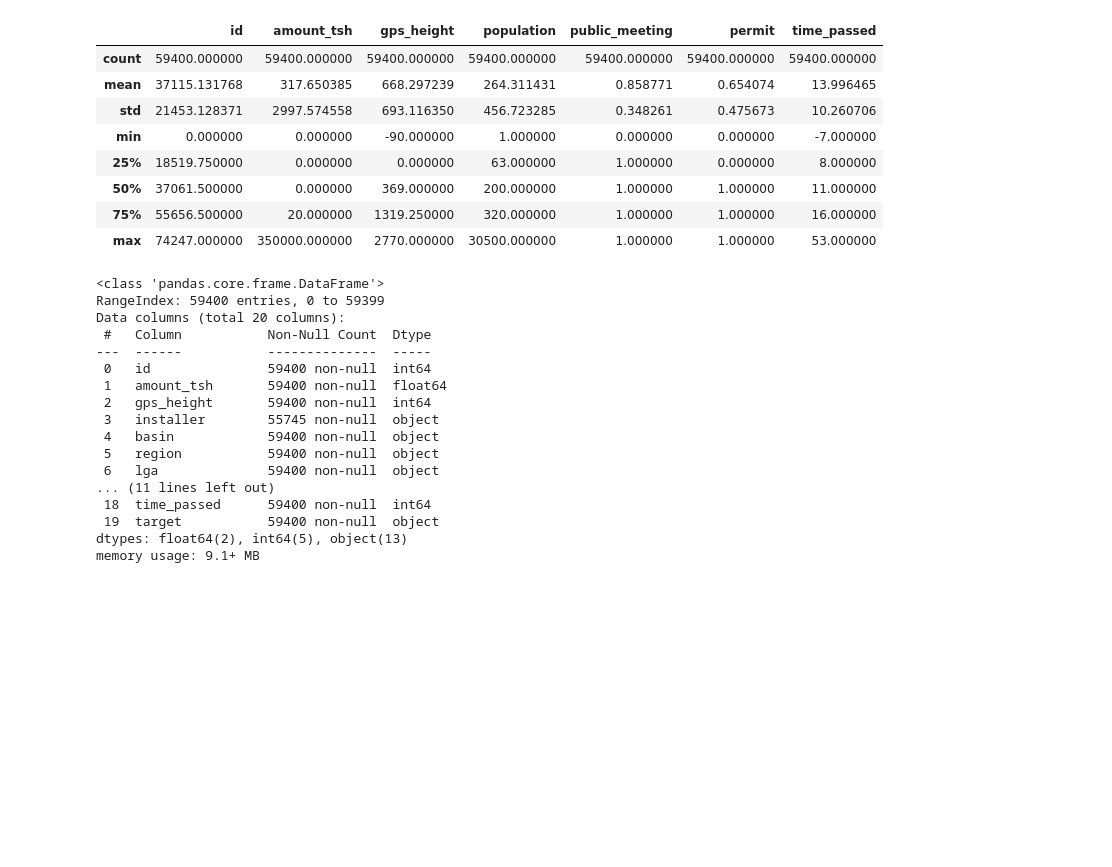
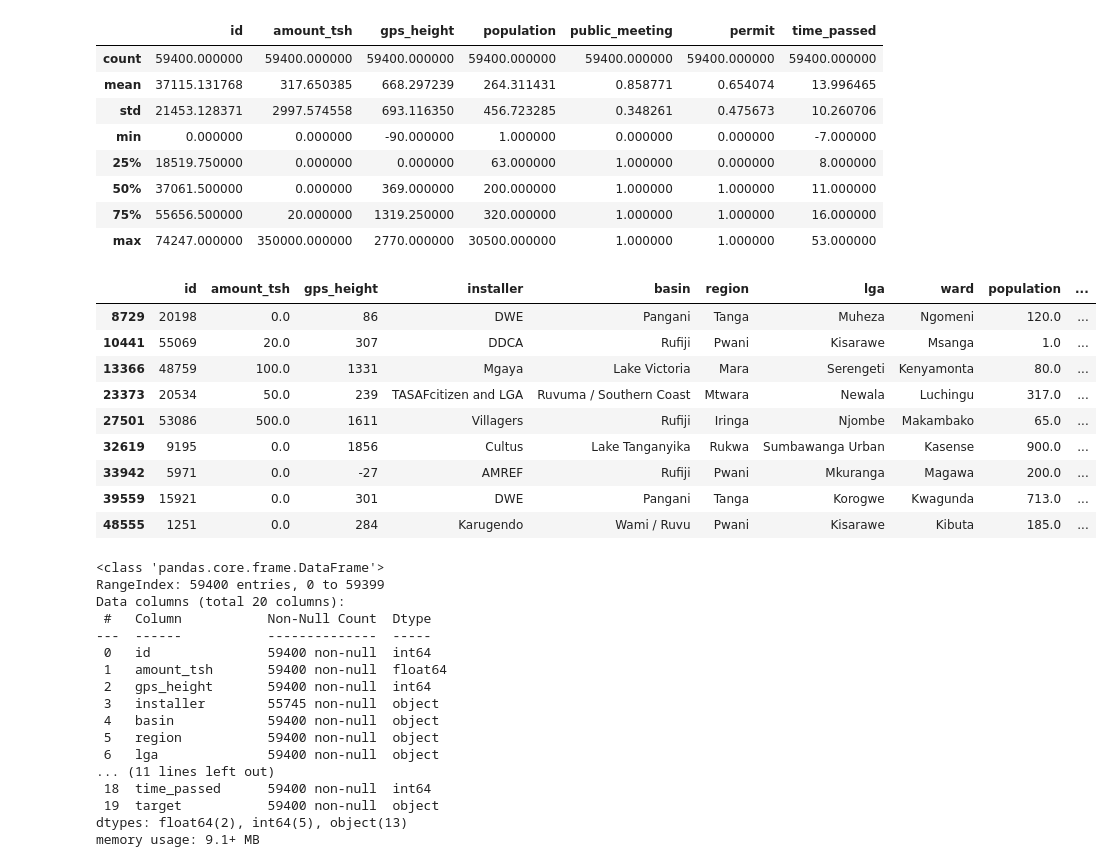
Before and after one commit to jmillerbrooks/mod_3_project, a Jupyter notebook: notebooks/1.0-JMB-initial_EDA.ipynb, the cells around one changed output. Saved outputs shown, nothing was run; the diff lists cells and outputs as text; code cells hidden in the pictures; blank space fills up the shorter version.

```diff
--- a/notebooks/1.0-JMB-initial_EDA.ipynb
+++ b/notebooks/1.0-JMB-initial_EDA.ipynb
@@ -26,6 +26,19 @@ df.describe()
 | 50% | 37061.500000 | 0.000000 | 369.000000 | 200.000000 | 1.000000 | 1.000000 | 11.000000 |
 | 75% | 55656.500000 | 20.000000 | 1319.250000 | 320.000000 | 1.000000 | 1.000000 | 16.000000 |
 | max | 74247.000000 | 350000.000000 | 2770.000000 | 30500.000000 | 1.000000 | 1.000000 | 53.000000 |
+# %%
+df.loc[df.time_passed < 0]
+# %% [output]
+|  | id | amount_tsh | gps_height | installer | basin | region | lga | ward | population | ... |
+| 8729 | 20198 | 0.0 | 86 | DWE | Pangani | Tanga | Muheza | Ngomeni | 120.0 | ... |
+| 10441 | 55069 | 20.0 | 307 | DDCA | Rufiji | Pwani | Kisarawe | Msanga | 1.0 | ... |
+| 13366 | 48759 | 100.0 | 1331 | Mgaya | Lake Victoria | Mara | Serengeti | Kenyamonta | 80.0 | ... |
+| 23373 | 20534 | 50.0 | 239 | TASAFcitizen and LGA | Ruvuma / Southern Coast | Mtwara | Newala | Luchingu | 317.0 | ... |
+| 27501 | 53086 | 500.0 | 1611 | Villagers | Rufiji | Iringa | Njombe | Makambako | 65.0 | ... |
+| 32619 | 9195 | 0.0 | 1856 | Cultus | Lake Tanganyika | Rukwa | Sumbawanga Urban | Kasense | 900.0 | ... |
+| 33942 | 5971 | 0.0 | -27 | AMREF | Rufiji | Pwani | Mkuranga | Magawa | 200.0 | ... |
+| 39559 | 15921 | 0.0 | 301 | DWE | Pangani | Tanga | Korogwe | Kwagunda | 713.0 | ... |
+| 48555 | 1251 | 0.0 | 284 | Karugendo | Wami / Ruvu | Pwani | Kisarawe | Kibuta | 185.0 | ... |
 # %%
 df.info()
 # %% [output]
```
Also changed, not shown: 1 other file.
